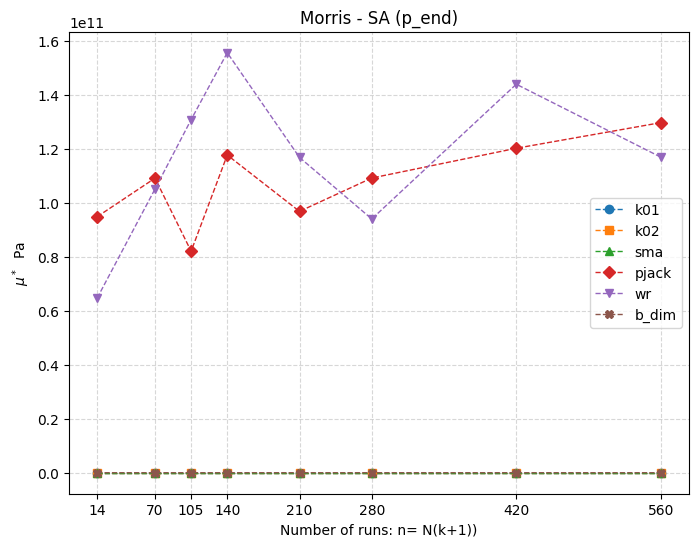
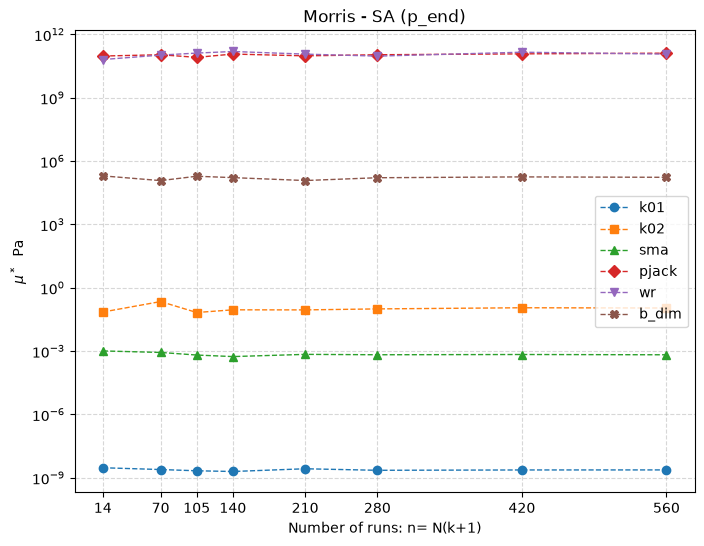
Code edit (unified diff) that turned the first committed figure into the second:
--- before
+++ after
@@ -6,6 +6,6 @@
 
 fig=graph_morris_a(results_scaled,N_list, phase,morrisp,grid,size)
-# ax = fig.axes[0] 
-# ax.set_yscale('log')
+ax = fig.axes[0] 
+ax.set_yscale('log')
 
 namecomb1={'sum_c':1,

Commit: updating of opt pipeline and results for further studies